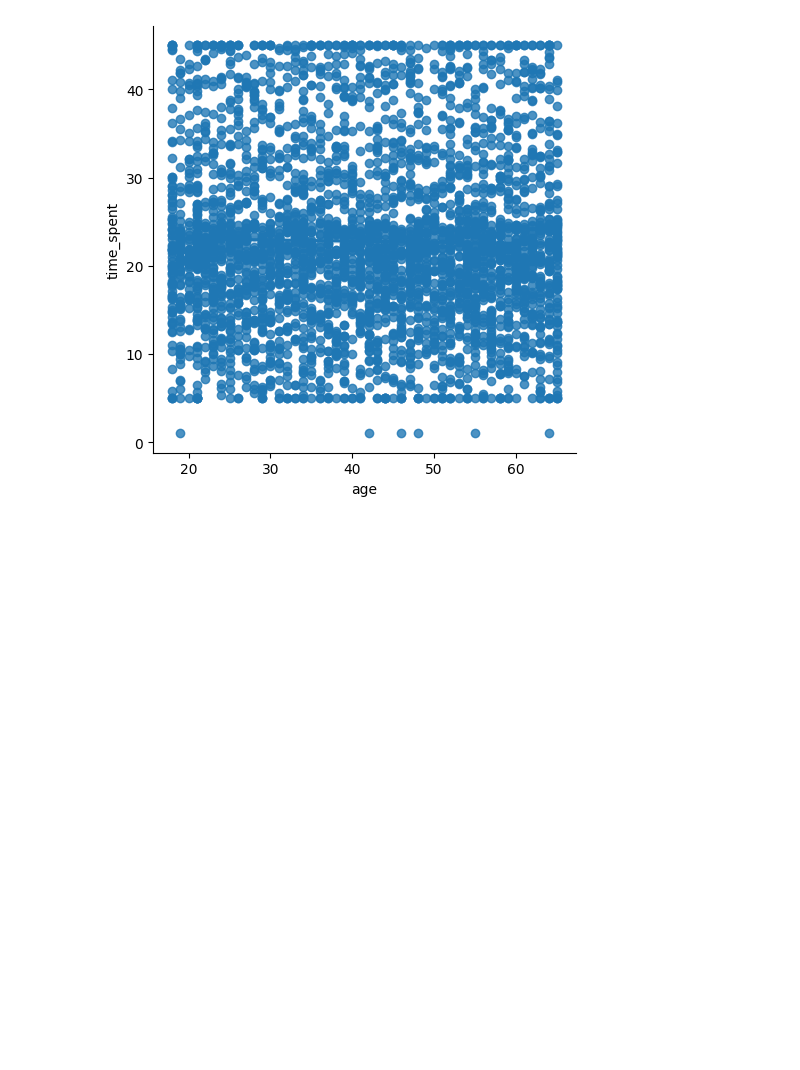
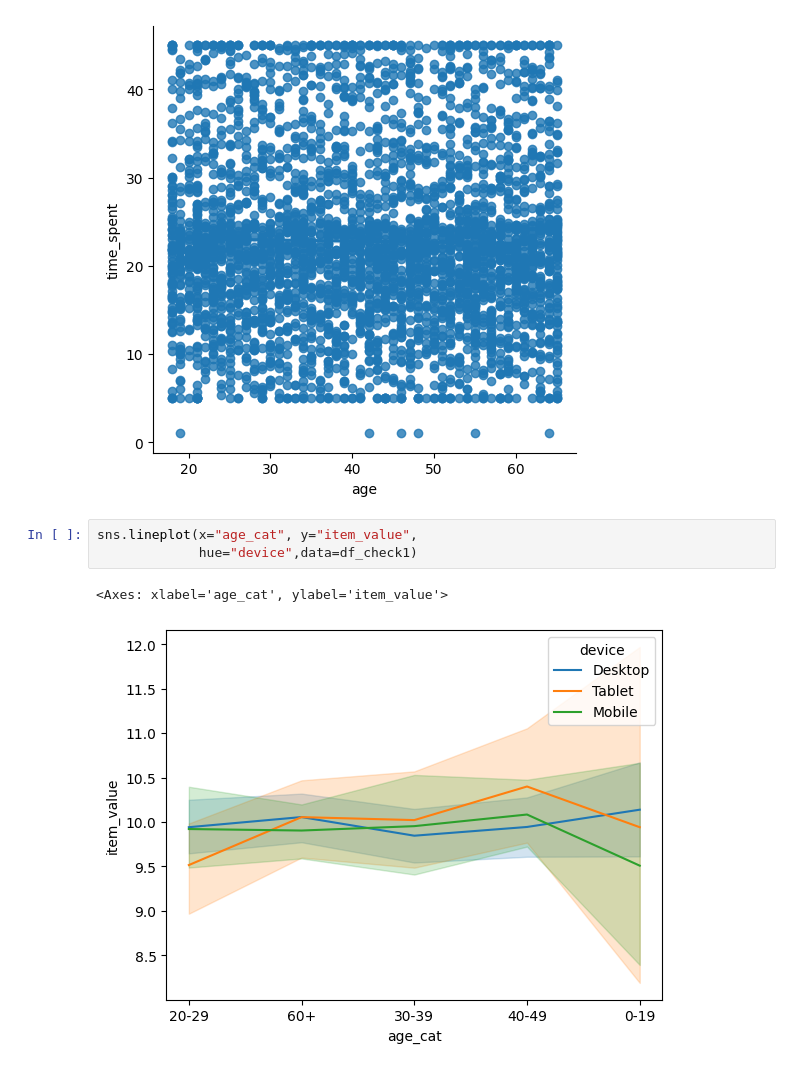
Before and after one commit to CodyDong/schulich_data_science, a Jupyter notebook: Hao Dong Test1.ipynb, the cells around one changed output. Drawn from its saved outputs; the diff is of its cells as text; blank space fills up the shorter version.

```diff
--- a/Hao Dong Test1.ipynb
+++ b/Hao Dong Test1.ipynb
@@ -330,3 +330,9 @@ sns.lmplot(data = df_check0, x='age', y='time_spent')
 # %% [output]
 <seaborn.axisgrid.FacetGrid at 0x...>
 [figure]
+# %%
+sns.lineplot(x="age_cat", y="item_value",
+             hue="device",data=df_check1)
+# %% [output]
+<Axes: xlabel='age_cat', ylabel='item_value'>
+[figure, added]
```
Also changed, not shown: parts of 6 cells of this notebook.
